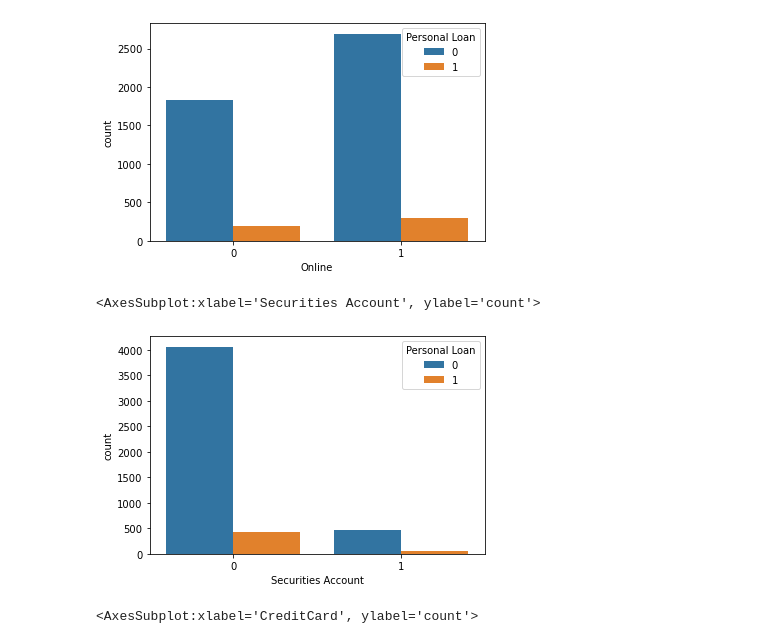
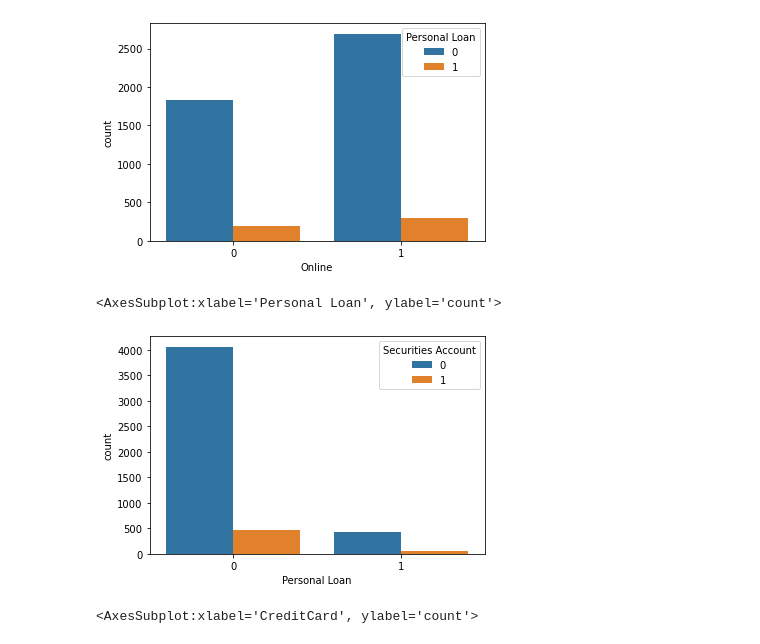
Before and after one commit to Jalrey/iod, a Jupyter notebook: Group Assignment/Group Work - Personal Loan Classification.ipynb, the cells around one changed output. Cells and saved outputs as stored; diff of their text form; code cells hidden in the pictures.

```diff
--- a/Group Assignment/Group Work - Personal Loan Classification.ipynb
+++ b/Group Assignment/Group Work - Personal Loan Classification.ipynb
@@ -181,10 +179,10 @@ sns.countplot(x="Online", hue = 'Personal Loan', data=data)
 <AxesSubplot:xlabel='Online', ylabel='count'>
 [figure]
 # %%
-sns.countplot(x="Securities Account", hue = 'Personal Loan', data=data)
+sns.countplot(x="Personal Loan", hue = 'Securities Account', data=data)
 # %% [output]
-<AxesSubplot:xlabel='Securities Account', ylabel='count'>
+<AxesSubplot:xlabel='Personal Loan', ylabel='count'>
-[figure, old version]
+[figure, new version]
 # %%
 sns.countplot(x="CreditCard", hue = 'Personal Loan', data=data)
 # %% [output]
```
Also changed, not shown: parts of 19 cells of this notebook.
